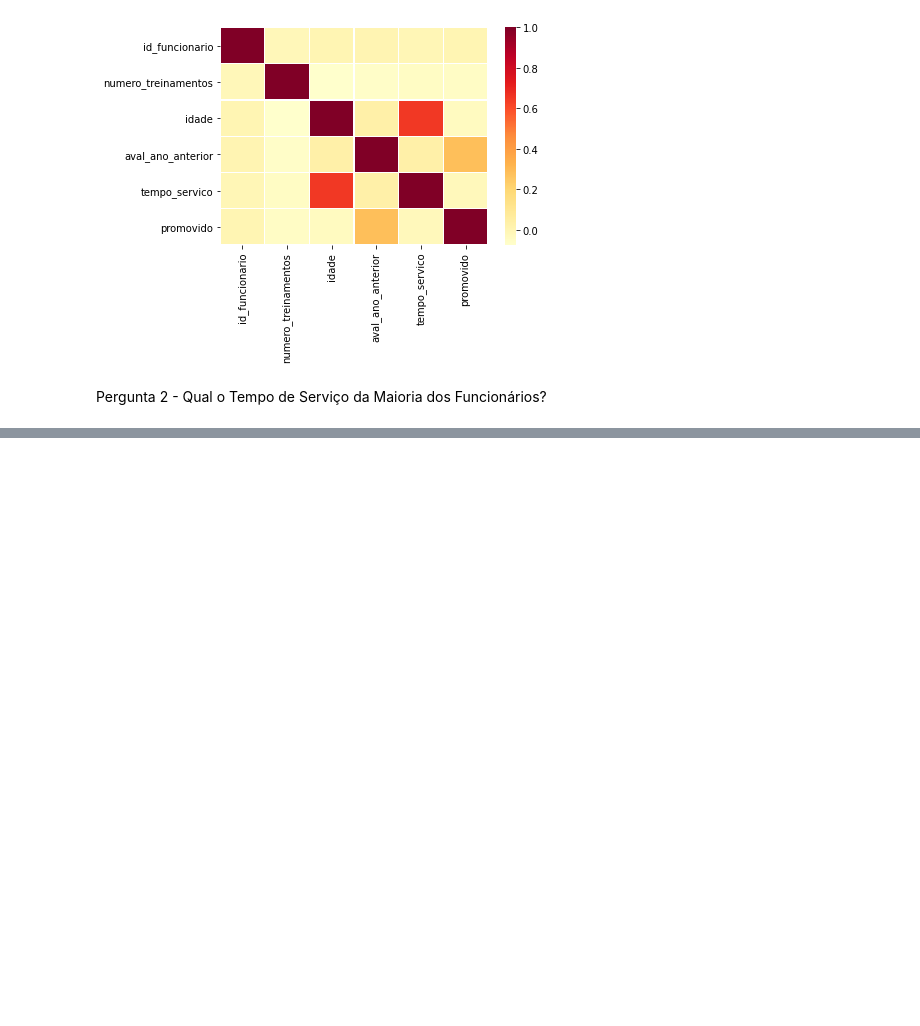
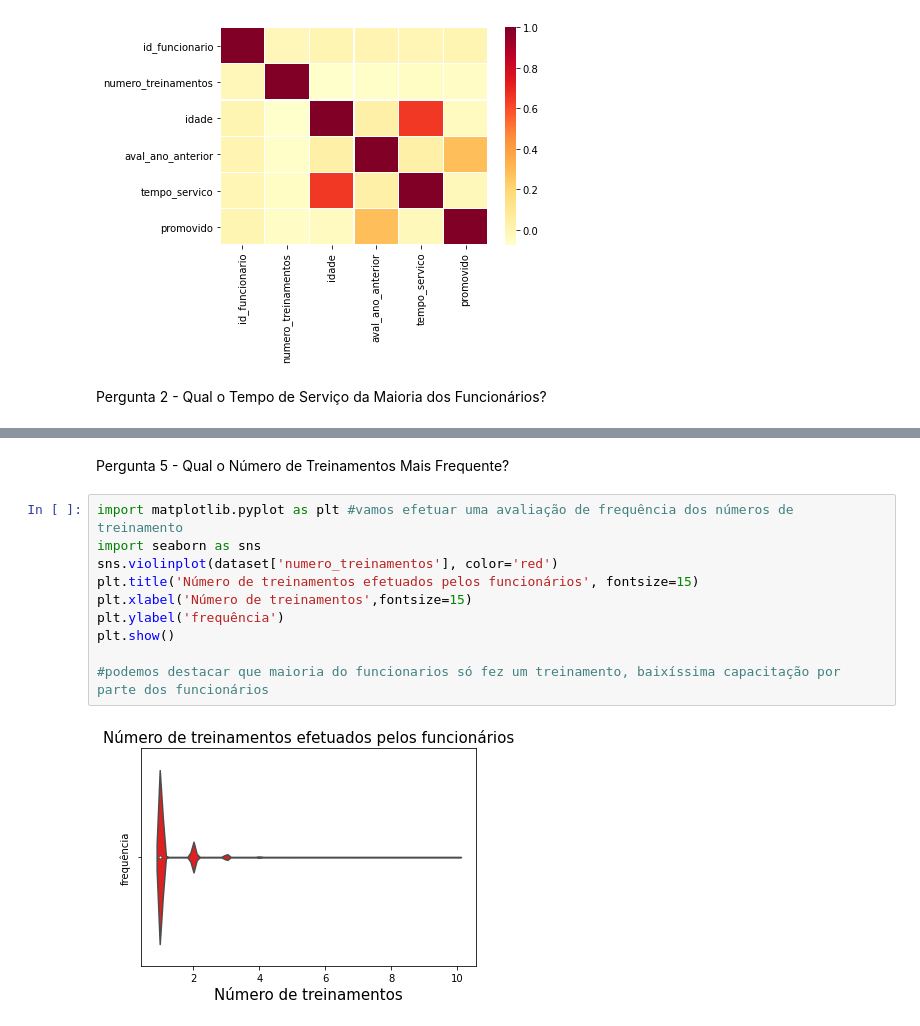
Before and after one commit to igomes93/projetos_data_sciense, a Jupyter notebook: Análise_RH.ipynb, the cells around one changed output, grey strips where cells are left out. Drawn from its saved outputs; the diff is of its cells as text; blank space fills up the shorter version.

```diff
--- a/Análise_RH.ipynb
+++ b/Análise_RH.ipynb
@@ -256,0 +293,14 @@ Pergunta 2 - Qual o Tempo de Serviço da Maioria dos Funcionários?
+# %% [markdown]
+Pergunta 5 - Qual o Número de Treinamentos Mais Frequente?
+# %%
+import matplotlib.pyplot as plt #vamos efetuar uma avaliação de frequência dos números de treinamento
+import seaborn as sns
+sns.violinplot(dataset['numero_treinamentos'], color='red')
+plt.title('Número de treinamentos efetuados pelos funcionários', fontsize=15)
+plt.xlabel('Número de treinamentos',fontsize=15)
+plt.ylabel('frequência')
+plt.show()
+
+#podemos destacar que maioria do funcionarios só fez um treinamento, baixíssima capacitação por parte dos funcionários
+# %% [output]
+[figure, added]
```
Also changed, not shown: parts of 10 cells of this notebook.
